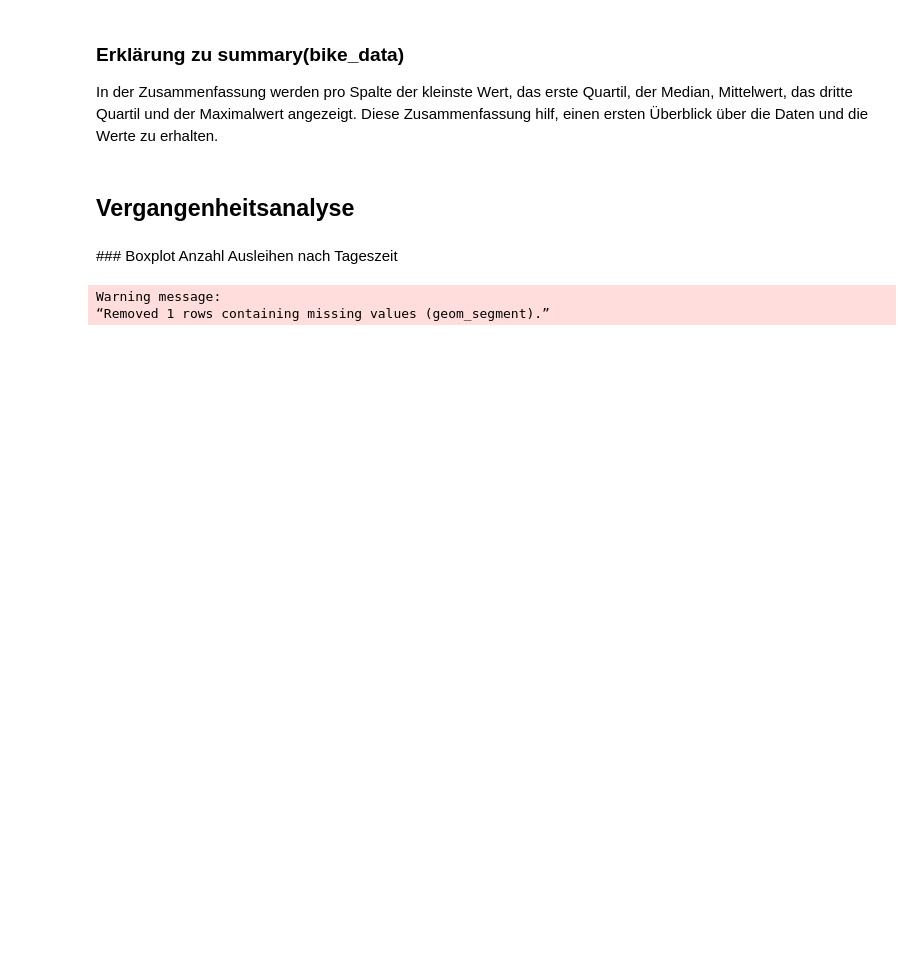
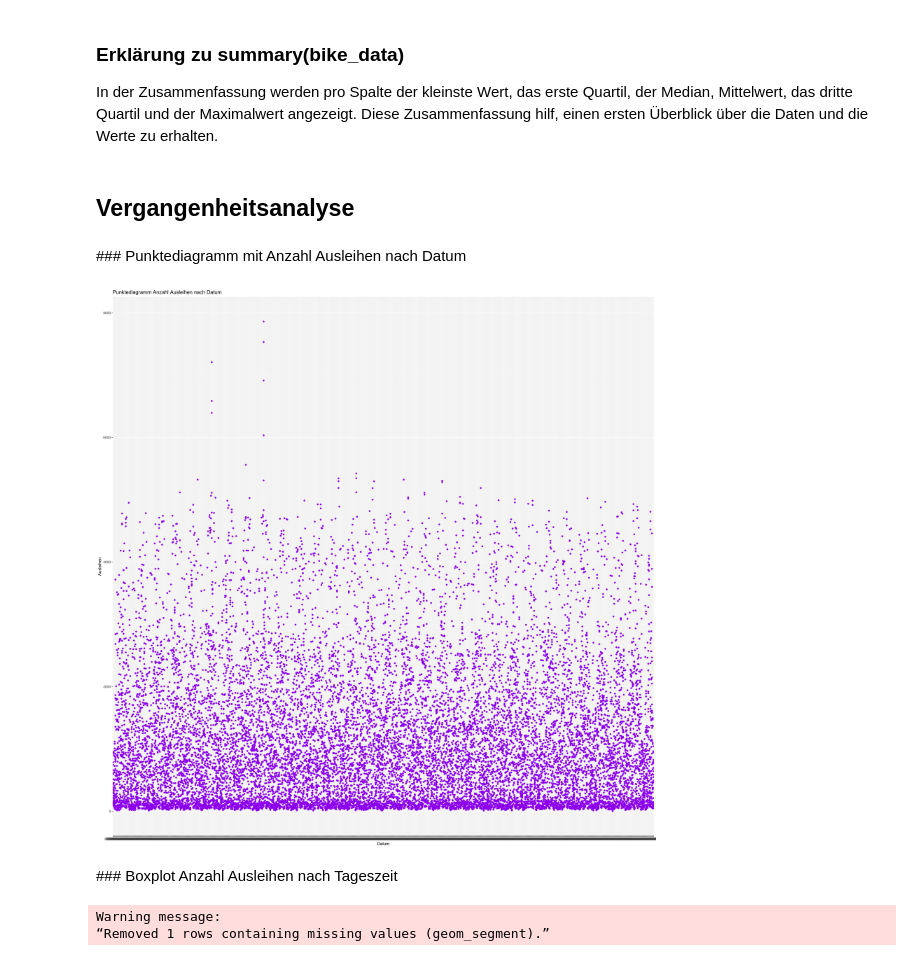
Before and after one commit to qcal12/BINA_Bike-Sharing-Economie, a Jupyter notebook: Bike Sharing Economie .ipynb, the cells around one changed output. Saved outputs shown, nothing was run; the diff lists cells and outputs as text; code cells hidden in the pictures; blank space fills up the shorter version.

```diff
--- a/Bike Sharing Economie .ipynb
+++ b/Bike Sharing Economie .ipynb
@@ -167,6 +169,17 @@ summary(bike_data)
 In der Zusammenfassung werden pro Spalte der kleinste Wert, das erste Quartil, der Median, Mittelwert, das dritte Quartil und der Maximalwert angezeigt. Diese Zusammenfassung hilf, einen ersten Überblick über die Daten und die Werte zu erhalten.
 # %% [markdown]
 ## Vergangenheitsanalyse
+# %% [markdown]
+### Punktediagramm mit Anzahl Ausleihen nach Datum
+# %%
+ggplot(data = bike_data, aes(date, cnt)) +
+       geom_point(color="purple") +
+       geom_smooth(method = "lm",formula = "y ~ x", color = "purple4") +
+xlab("Datum") +
+ylab("Ausleihen") +
+ggtitle("Punktediagramm Anzahl Ausleihen nach Datum")
+# %% [output]
+[figure, added]
 # %% [markdown]
 ### Boxplot Anzahl Ausleihen nach Tageszeit
 # %%
```
Also changed, not shown: parts of 5 cells of this notebook.
